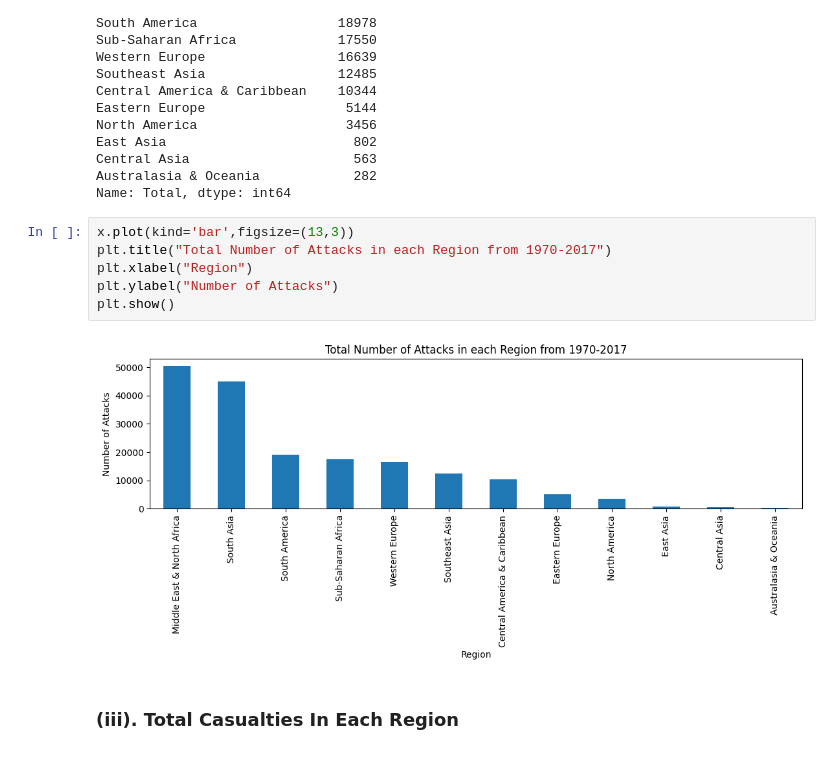
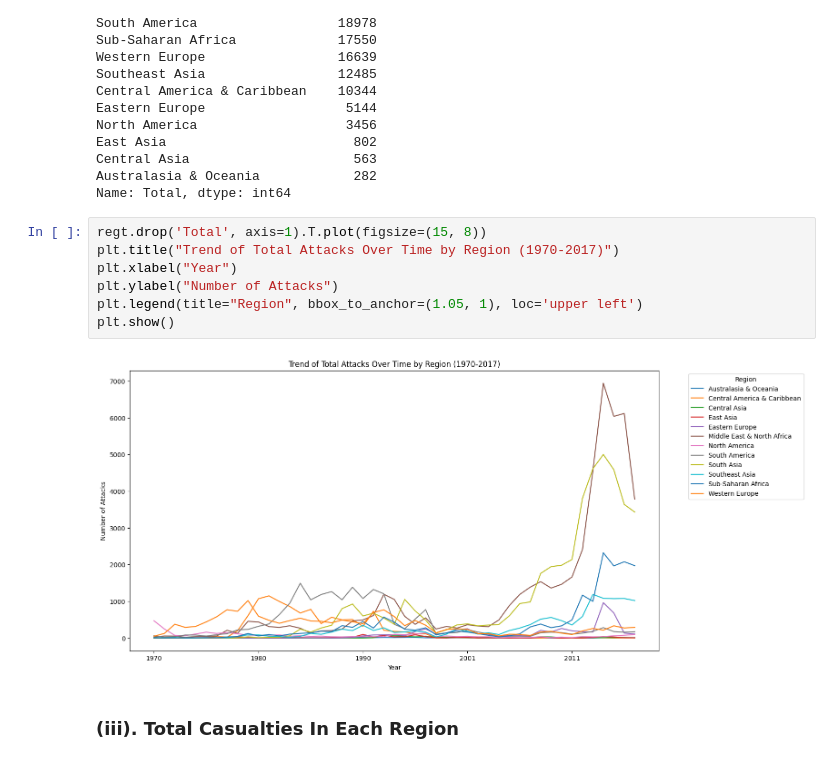
Before and after one commit to amolwagh77/Exploratory-Data-Analysis---Global-Terrorism, a Jupyter notebook: Sample EDA Submission Template.ipynb, the cells around one changed output. Saved outputs shown, nothing was run; the diff lists cells and outputs as text.

```diff
--- a/Sample EDA Submission Template.ipynb
+++ b/Sample EDA Submission Template.ipynb
@@ -431,13 +532,14 @@ Central Asia                     563
 Australasia & Oceania            282
 Name: Total, dtype: int64
 # %%
-x.plot(kind='bar',figsize=(13,3))
-plt.title("Total Number of Attacks in each Region from 1970-2017")
-plt.xlabel("Region")
+regt.drop('Total', axis=1).T.plot(figsize=(15, 8))
+plt.title("Trend of Total Attacks Over Time by Region (1970-2017)")
+plt.xlabel("Year")
 plt.ylabel("Number of Attacks")
+plt.legend(title="Region", bbox_to_anchor=(1.05, 1), loc='upper left')
 plt.show()
 # %% [output]
-[figure, old version]
+[figure, new version]
 # %% [markdown]
 ### **(iii). Total Casualties In Each Region**
 # %%
```
Also changed, not shown: parts of 66 cells of this notebook.
